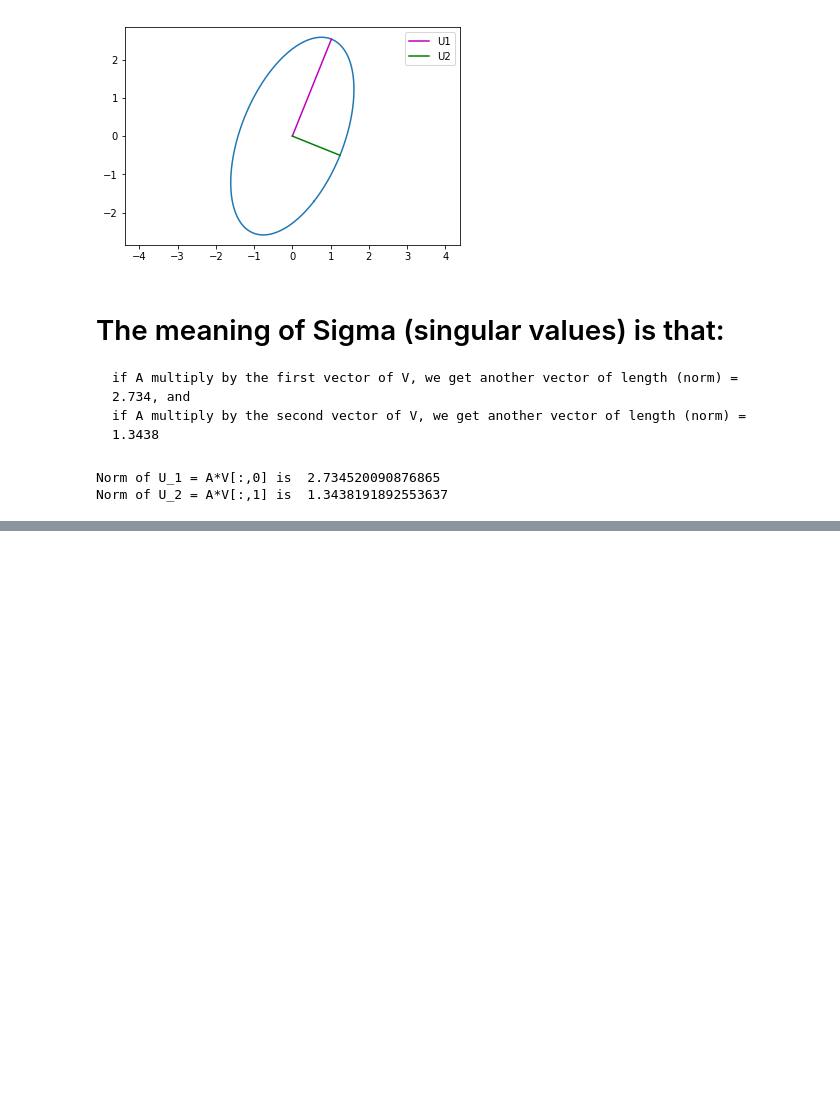
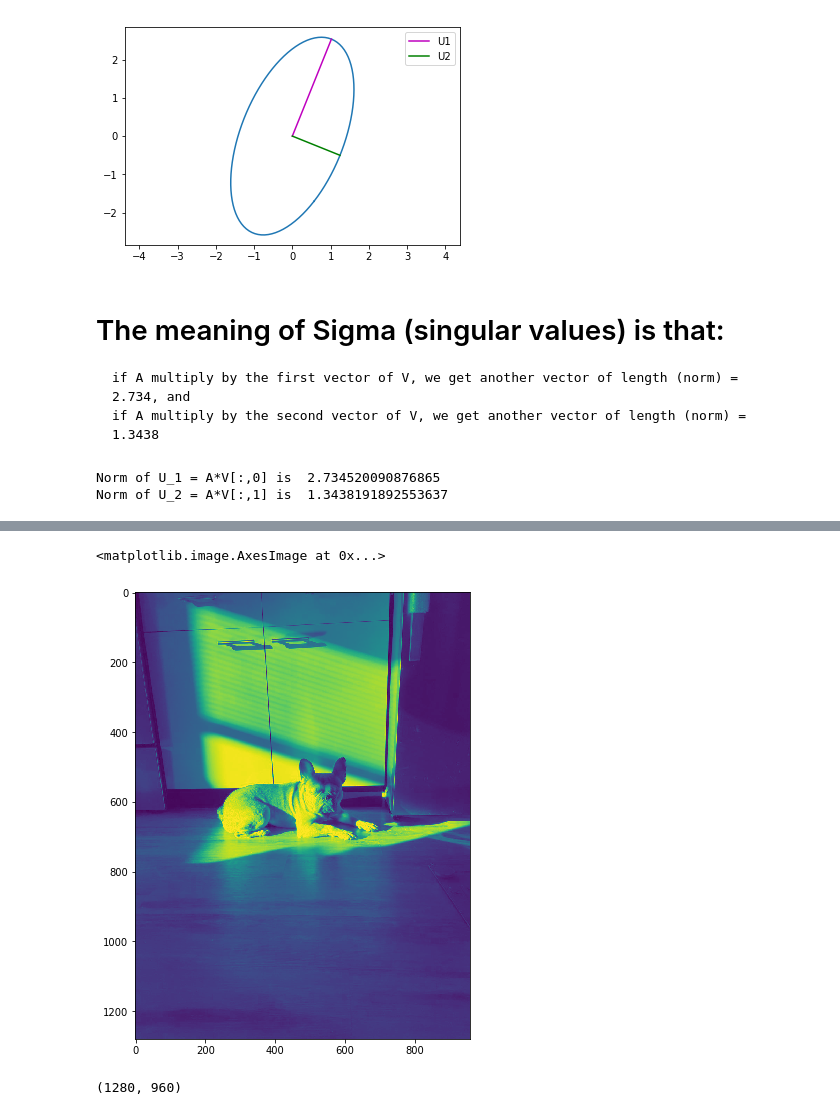
Before and after one commit to qcao10/Singular-Value-Decomposition, a Jupyter notebook: ImageSVD.ipynb, the cells around one changed output, grey strips where cells are left out. Cells and saved outputs as stored; diff of their text form; code cells hidden in the pictures; blank space fills up the shorter version.

```diff
--- a/ImageSVD.ipynb
+++ b/ImageSVD.ipynb
@@ -101,0 +138,6 @@ reconst_matrix = np.dot(U[:,:k],np.dot(np.diag(s[:k]),V[:k,:]))
+# %%
+plt.figure(figsize=(6,9))
+plt.imshow(img_matrix)
+# %% [output]
+<matplotlib.image.AxesImage at 0x...>
+[figure, added]
@@ -101,0 +146,4 @@ reconst_matrix = np.dot(U[:,:k],np.dot(np.diag(s[:k]),V[:k,:]))
+# %%
+img_matrix.shape
+# %% [output]
+(1280, 960)
```
Also changed, not shown: parts of 23 cells of this notebook, 1 other file.
